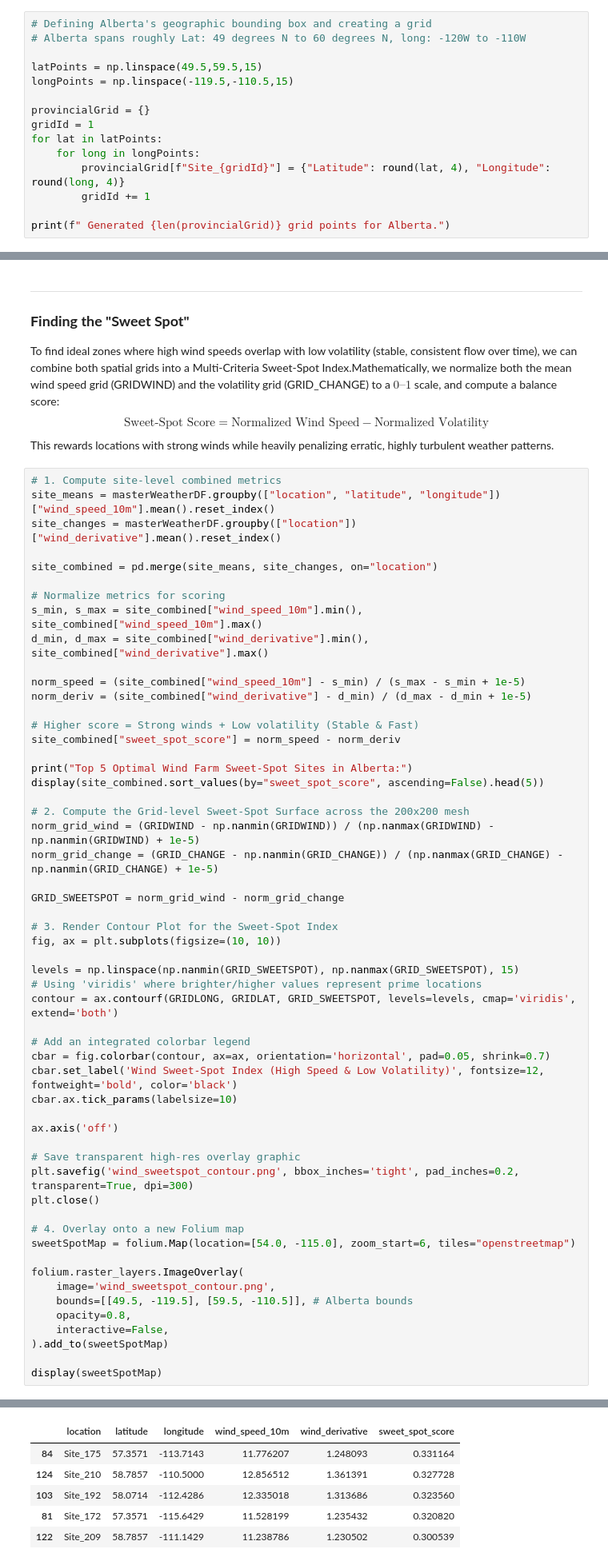
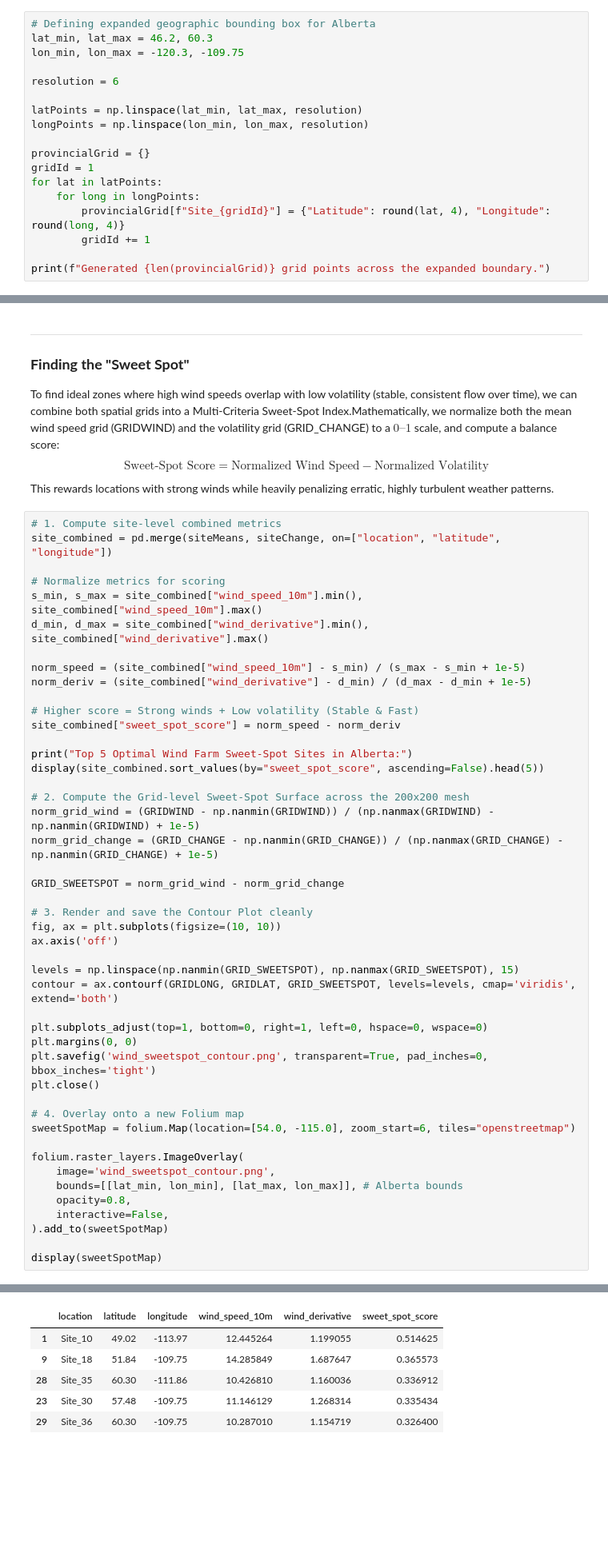
Before and after one commit to Sufis23/WindEnergyProject, a Jupyter notebook: methodology.ipynb, the cells around one changed output, grey strips where cells are left out. Shown at 80% size. Drawn from its saved outputs; the diff is of its cells as text; blank space fills up the shorter version.

Commit message:
Quick Update
Fix Scaling on boundaries
Create new image sections
Add Requirements.txt

```diff
--- a/methodology.ipynb
+++ b/methodology.ipynb
@@ -53,11 +53,14 @@ Libraries imported successfully.
 # %% [markdown]
 ### **Generating grid**
 # %%
-# Defining Alberta's geographic bounding box and creating a grid
-# Alberta spans roughly Lat: 49 degrees N to 60 degrees N, long: -120W to -110W
+# Defining expanded geographic bounding box for Alberta
+lat_min, lat_max = 46.2, 60.3
+lon_min, lon_max = -120.3, -109.75
 
-latPoints = np.linspace(49.5,59.5,15)
-longPoints = np.linspace(-119.5,-110.5,15)
+resolution = 6
+
+latPoints = np.linspace(lat_min, lat_max, resolution)
+longPoints = np.linspace(lon_min, lon_max, resolution)
 
 provincialGrid = {}
 gridId = 1
@@ -66,5 +69,5 @@ for lat in latPoints:
         provincialGrid[f"Site_{gridId}"] = {"Latitude": round(lat, 4), "Longitude": round(long, 4)}
         gridId += 1
 
-print(f" Generated {len(provincialGrid)} grid points for Alberta.")
+print(f"Generated {len(provincialGrid)} grid points across the expanded boundary.")
 # %% [output]
@@ -225,10 +211,7 @@ display(derivativeMap)
 To find ideal zones where high wind speeds overlap with low volatility (stable, consistent flow over time), we can combine both spatial grids into a Multi-Criteria Sweet-Spot Index.Mathematically, we normalize both the mean wind speed grid (GRIDWIND) and the volatility grid (GRID_CHANGE) to a $0\text{–}1$ scale, and compute a balance score:$$\text{Sweet-Spot Score} = \text{Normalized Wind Speed} - \text{Normalized Volatility}$$This rewards locations with strong winds while heavily penalizing erratic, highly turbulent weather patterns.
 # %%
 # 1. Compute site-level combined metrics
-site_means = masterWeatherDF.groupby(["location", "latitude", "longitude"])["wind_speed_10m"].mean().reset_index()
-site_changes = masterWeatherDF.groupby(["location"])["wind_derivative"].mean().reset_index()
-
-site_combined = pd.merge(site_means, site_changes, on="location")
+site_combined = pd.merge(siteMeans, siteChange, on=["location", "latitude", "longitude"])
 
 # Normalize metrics for scoring
 s_min, s_max = site_combined["wind_speed_10m"].min(), site_combined["wind_speed_10m"].max()
@@ -242,48 +225,42 @@ site_combined["sweet_spot_score"] = norm_speed - norm_deriv
 
 print("Top 5 Optimal Wind Farm Sweet-Spot Sites in Alberta:")
 display(site_combined.sort_values(by="sweet_spot_score", ascending=False).head(5))
 
 # 2. Compute the Grid-level Sweet-Spot Surface across the 200x200 mesh
 norm_grid_wind = (GRIDWIND - np.nanmin(GRIDWIND)) / (np.nanmax(GRIDWIND) - np.nanmin(GRIDWIND) + 1e-5)
 norm_grid_change = (GRID_CHANGE - np.nanmin(GRID_CHANGE)) / (np.nanmax(GRID_CHANGE) - np.nanmin(GRID_CHANGE) + 1e-5)
 
 GRID_SWEETSPOT = norm_grid_wind - norm_grid_change
 
-# 3. Render Contour Plot for the Sweet-Spot Index
+# 3. Render and save the Contour Plot cleanly
 fig, ax = plt.subplots(figsize=(10, 10))
+ax.axis('off')
 
 levels = np.linspace(np.nanmin(GRID_SWEETSPOT), np.nanmax(GRID_SWEETSPOT), 15)
-# Using 'viridis' where brighter/higher values represent prime locations
 contour = ax.contourf(GRIDLONG, GRIDLAT, GRID_SWEETSPOT, levels=levels, cmap='viridis', extend='both')
 
-# Add an integrated colorbar legend
-cbar = fig.colorbar(contour, ax=ax, orientation='horizontal', pad=0.05, shrink=0.7)
-cbar.set_label('Wind Sweet-Spot Index (High Speed & Low Volatility)', fontsize=12, fontweight='bold', color='black')
-cbar.ax.tick_params(labelsize=10)
-
-ax.axis('off')
-
-# Save transparent high-res overlay graphic
-plt.savefig('wind_sweetspot_contour.png', bbox_inches='tight', pad_inches=0.2, transparent=True, dpi=300)
+plt.subplots_adjust(top=1, bottom=0, right=1, left=0, hspace=0, wspace=0)
+plt.margins(0, 0)
+plt.savefig('wind_sweetspot_contour.png', transparent=True, pad_inches=0, bbox_inches='tight')
 plt.close()
 
 # 4. Overlay onto a new Folium map
 sweetSpotMap = folium.Map(location=[54.0, -115.0], zoom_start=6, tiles="openstreetmap")
 
 folium.raster_layers.ImageOverlay(
     image='wind_sweetspot_contour.png',
-    bounds=[[49.5, -119.5], [59.5, -110.5]], # Alberta bounds
+    bounds=[[lat_min, lon_min], [lat_max, lon_max]], # Alberta bounds
     opacity=0.8,
     interactive=False,
 ).add_to(sweetSpotMap)
 
 display(sweetSpotMap)
 # %% [output]
 Top 5 Optimal Wind Farm Sweet-Spot Sites in Alberta:
 |  | location | latitude | longitude | wind_speed_10m | wind_derivative | sweet_spot_score |
-| 84 | Site_175 | 57.3571 | -113.7143 | 11.776207 | 1.248093 | 0.331164 |
-| 124 | Site_210 | 58.7857 | -110.5000 | 12.856512 | 1.361391 | 0.327728 |
-| 103 | Site_192 | 58.0714 | -112.4286 | 12.335018 | 1.313686 | 0.323560 |
-| 81 | Site_172 | 57.3571 | -115.6429 | 11.528199 | 1.235432 | 0.320820 |
-| 122 | Site_209 | 58.7857 | -111.1429 | 11.238786 | 1.230502 | 0.300539 |
+| 1 | Site_10 | 49.02 | -113.97 | 12.445264 | 1.199055 | 0.514625 |
+| 9 | Site_18 | 51.84 | -109.75 | 14.285849 | 1.687647 | 0.365573 |
+| 28 | Site_35 | 60.30 | -111.86 | 10.426810 | 1.160036 | 0.336912 |
+| 23 | Site_30 | 57.48 | -109.75 | 11.146129 | 1.268314 | 0.335434 |
+| 29 | Site_36 | 60.30 | -109.75 | 10.287010 | 1.154719 | 0.326400 |
 [interactive output not drawn]
```
Also changed, not shown: parts of 4 cells of this notebook, 6 other files.
